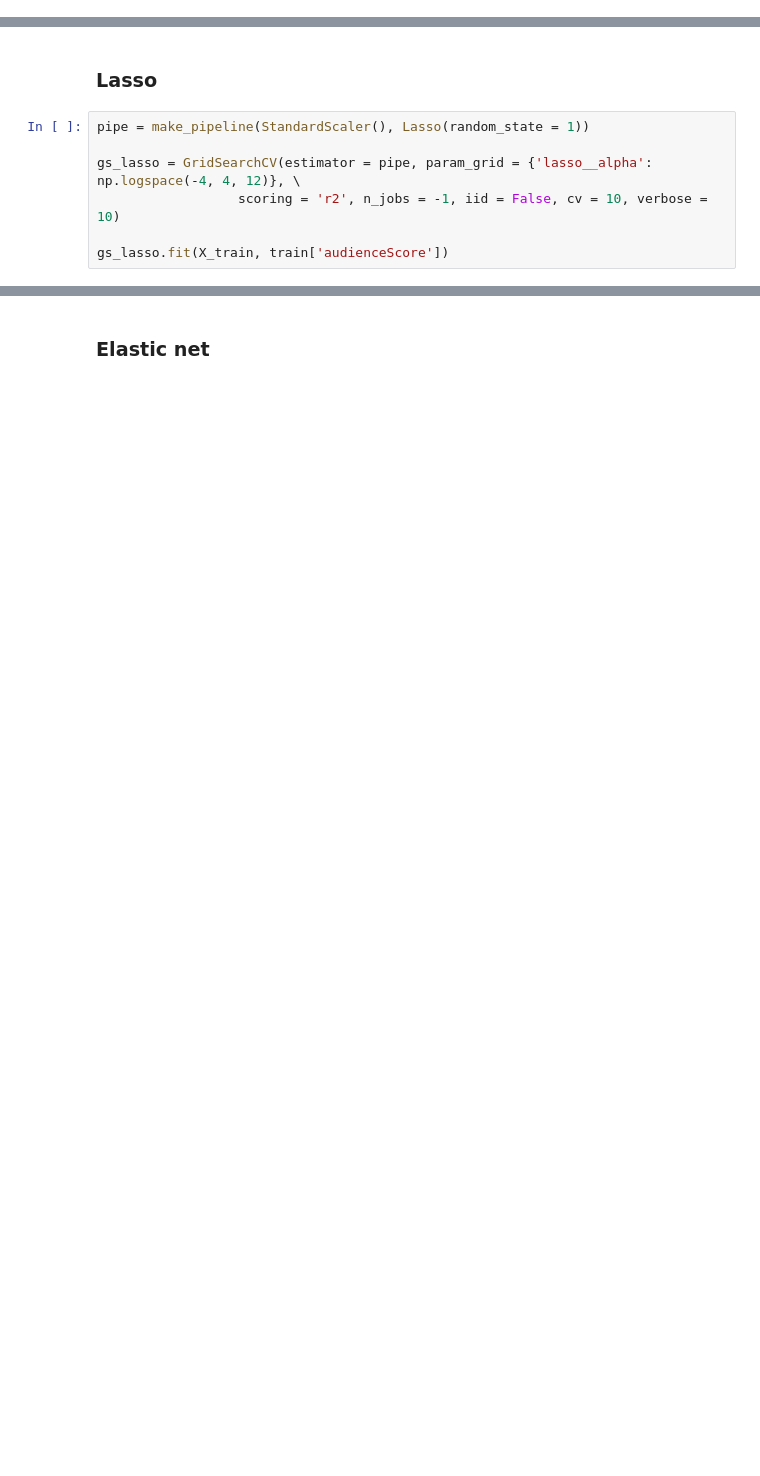
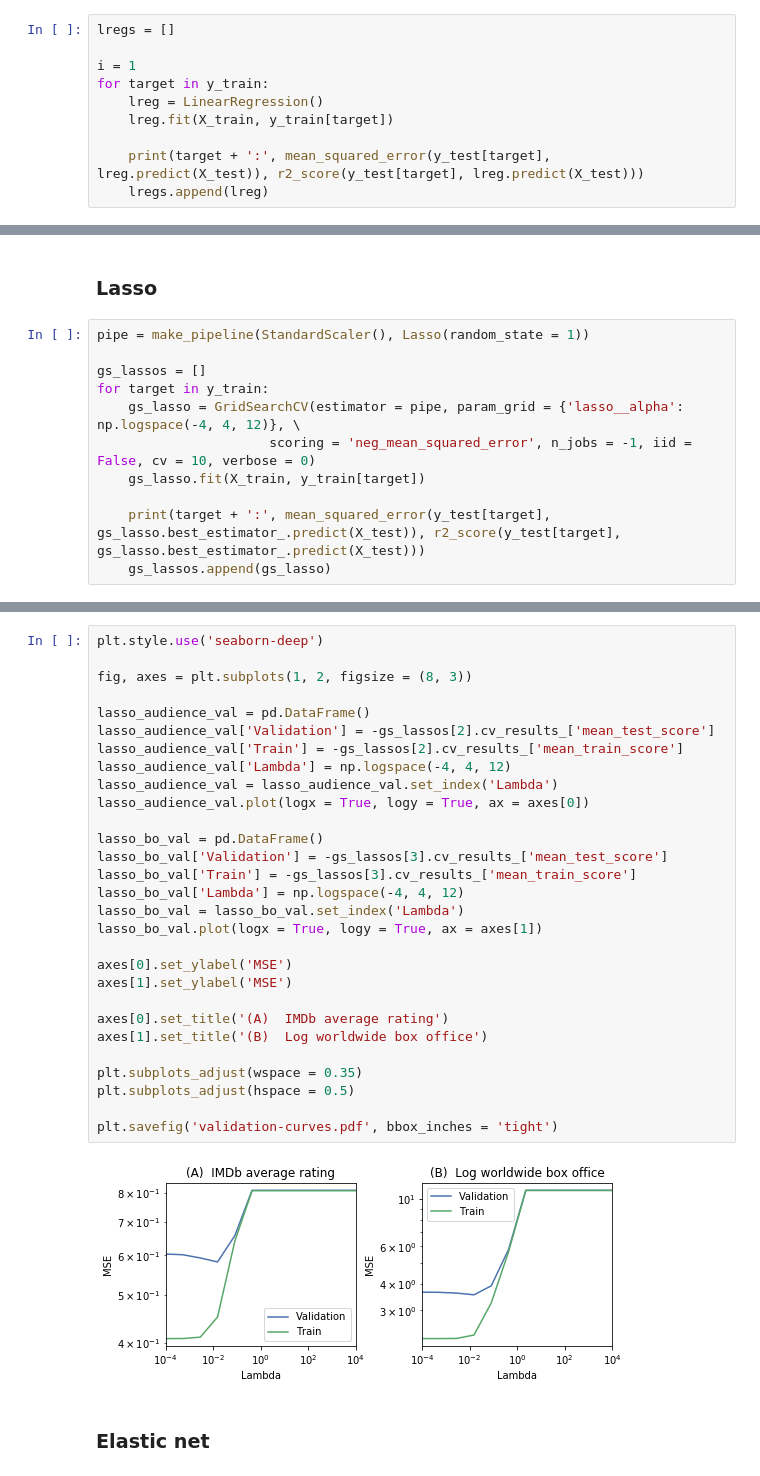
Before and after one commit to SYSDK/Team_21_SDS2019, a Jupyter notebook: Exam/New/machine_learning.ipynb, the cells around one changed output, grey strips where cells are left out. Cells and saved outputs as stored; diff of their text form; blank space fills up the shorter version.

```diff
--- a/Exam/New/machine_learning.ipynb
+++ b/Exam/New/machine_learning.ipynb
@@ -116,0 +129,10 @@ for target in y_train:
+# %%
+lregs = []
+
+i = 1
+for target in y_train:
+    lreg = LinearRegression()
+    lreg.fit(X_train, y_train[target])
+
+    print(target + ':', mean_squared_error(y_test[target], lreg.predict(X_test)), r2_score(y_test[target], lreg.predict(X_test)))
+    lregs.append(lreg)
@@ -119,8 +146,12 @@ for target in y_train:
 # %%
 pipe = make_pipeline(StandardScaler(), Lasso(random_state = 1))
 
-gs_lasso = GridSearchCV(estimator = pipe, param_grid = {'lasso__alpha': np.logspace(-4, 4, 12)}, \
-                  scoring = 'r2', n_jobs = -1, iid = False, cv = 10, verbose = 10)
+gs_lassos = []
+for target in y_train:
+    gs_lasso = GridSearchCV(estimator = pipe, param_grid = {'lasso__alpha': np.logspace(-4, 4, 12)}, \
+                      scoring = 'neg_mean_squared_error', n_jobs = -1, iid = False, cv = 10, verbose = 0)
+    gs_lasso.fit(X_train, y_train[target])
 
-gs_lasso.fit(X_train, train['audienceScore'])
+    print(target + ':', mean_squared_error(y_test[target], gs_lasso.best_estimator_.predict(X_test)), r2_score(y_test[target], gs_lasso.best_estimator_.predict(X_test)))
+    gs_lassos.append(gs_lasso)
 # %% [output]
@@ -153,3 +172,34 @@ GridSearchCV(cv=10, error_score='raise-deprecating',
+# %%
+plt.style.use('seaborn-deep')
+
+fig, axes = plt.subplots(1, 2, figsize = (8, 3))
+
+lasso_audience_val = pd.DataFrame()
+lasso_audience_val['Validation'] = -gs_lassos[2].cv_results_['mean_test_score']
+lasso_audience_val['Train'] = -gs_lassos[2].cv_results_['mean_train_score']
+lasso_audience_val['Lambda'] = np.logspace(-4, 4, 12)
+lasso_audience_val = lasso_audience_val.set_index('Lambda')
+lasso_audience_val.plot(logx = True, logy = True, ax = axes[0])
+
+lasso_bo_val = pd.DataFrame()
+lasso_bo_val['Validation'] = -gs_lassos[3].cv_results_['mean_test_score']
+lasso_bo_val['Train'] = -gs_lassos[3].cv_results_['mean_train_score']
+lasso_bo_val['Lambda'] = np.logspace(-4, 4, 12)
+lasso_bo_val = lasso_bo_val.set_index('Lambda')
+lasso_bo_val.plot(logx = True, logy = True, ax = axes[1])
+
+axes[0].set_ylabel('MSE')
+axes[1].set_ylabel('MSE')
+
+axes[0].set_title('(A)  IMDb average rating')
+axes[1].set_title('(B)  Log worldwide box office')
+
+plt.subplots_adjust(wspace = 0.35)
+plt.subplots_adjust(hspace = 0.5)
+
+plt.savefig('validation-curves.pdf', bbox_inches = 'tight')
+# %% [output]
+[figure, added]
 # %% [markdown]
 ### Elastic net
 # %%
```
Also changed, not shown: parts of 12 cells of this notebook, 1 other file.
